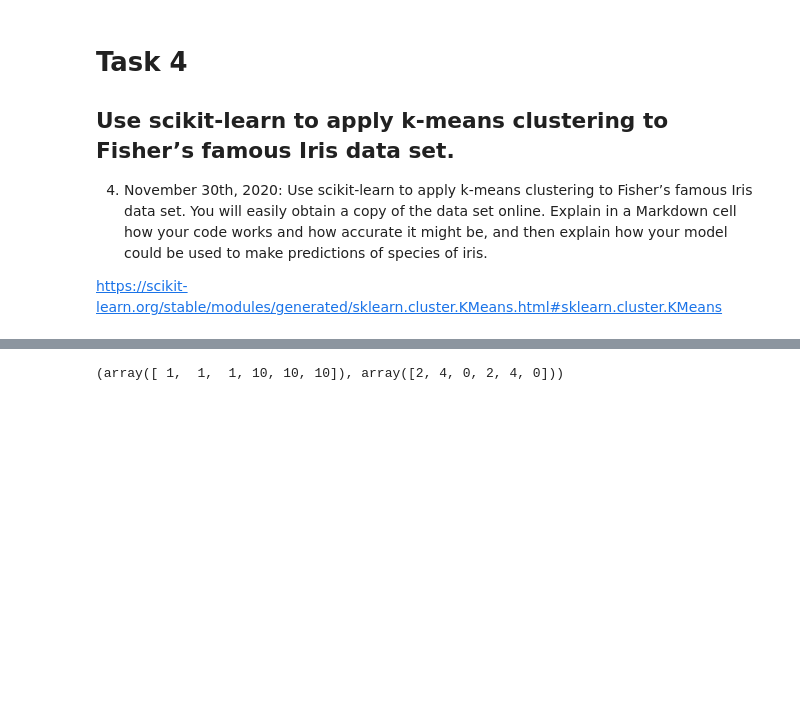
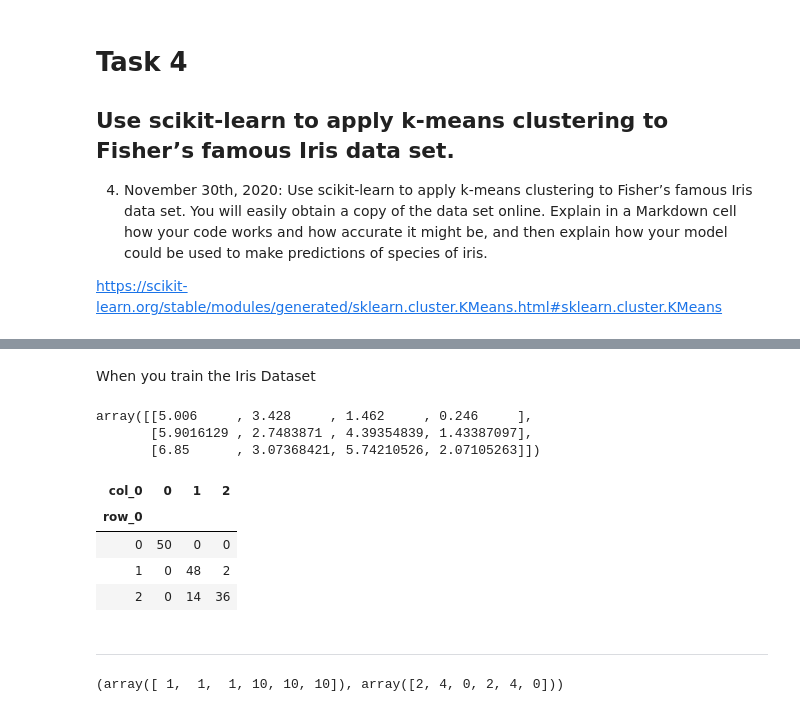
Before and after one commit to collinstechwrite/Machine_Learning, a Jupyter notebook: All_Tasks_Machine_Learning.ipynb, the cells around one changed output, grey strips where cells are left out. Saved outputs shown, nothing was run; the diff lists cells and outputs as text; code cells hidden in the pictures; blank space fills up the shorter version.

Commit message:
worked through youtube example of kmeans for task 4

```diff
--- a/All_Tasks_Machine_Learning.ipynb
+++ b/All_Tasks_Machine_Learning.ipynb
@@ -438,0 +452,19 @@ https://scikit-learn.org/stable/modules/generated/sklearn.cluster.KMeans.html#sk
+# %%
+#I watched the video https://www.youtube.com/watch?v=asW8tp1qiFQ, typed the code and added the narration comments and
+#my own print statements to explain the code
+
+from sklearn.datasets import load_iris #load inbuilt dataset from sklearn
+iris = load_iris() #assign variable name iris to inbuilt dataset
+
+iris.data # contains the four numeric variables, sepal length, sepal width, petal length, petal width
+iris.target # relates to the different species shown as 0,1,2 for the three different
+            # species of Iris, a categorical variable, basically a label
+
+
+print(iris.target)
+
+print("""\nThe array above shows the three types of Iris flower.
+There are 150 Iris in the dataset, 50 of each Iris type.
+all the zeros represent one Iris type,
+all the ones represent another Iris type,
+all the twos represent another Iris type""")
@@ -438,0 +483,4 @@ https://scikit-learn.org/stable/modules/generated/sklearn.cluster.KMeans.html#sk
+# %%
+
+from sklearn.cluster import KMeans
+kmeans = KMeans(n_clusters=3) #with KMeans you get to pre specify the number of Clusters
@@ -438,0 +493,2 @@ https://scikit-learn.org/stable/modules/generated/sklearn.cluster.KMeans.html#sk
+# %%
+KModel = kmeans.fit(iris.data) #fit a model using the training data , in this case original Iris Data passed through
@@ -439,3 +511,22 @@ https://scikit-learn.org/stable/modules/generated/sklearn.cluster.KMeans.html#sk
+# %% [markdown]
+When you train the Iris Dataset
+# %%
+KModel.cluster_centers_
+# %% [output]
+array([[5.006     , 3.428     , 1.462     , 0.246     ],
+       [5.9016129 , 2.7483871 , 4.39354839, 1.43387097],
+       [6.85      , 3.07368421, 5.74210526, 2.07105263]])
+# %%
+import pandas as pd
+pd.crosstab(iris.target,KModel.labels_)
+# %% [output]
+| col_0 | 0 | 1 | 2 |
+| row_0 |  |  |  |
+| 0 | 50 | 0 | 0 |
+| 1 | 0 | 48 | 2 |
+| 2 | 0 | 14 | 36 |
+# %% [markdown]
+------------------------------------------------------------
 # %%
 # Numerical arrays
 import numpy as np
```
Also changed, not shown: parts of 5 cells of this notebook.
